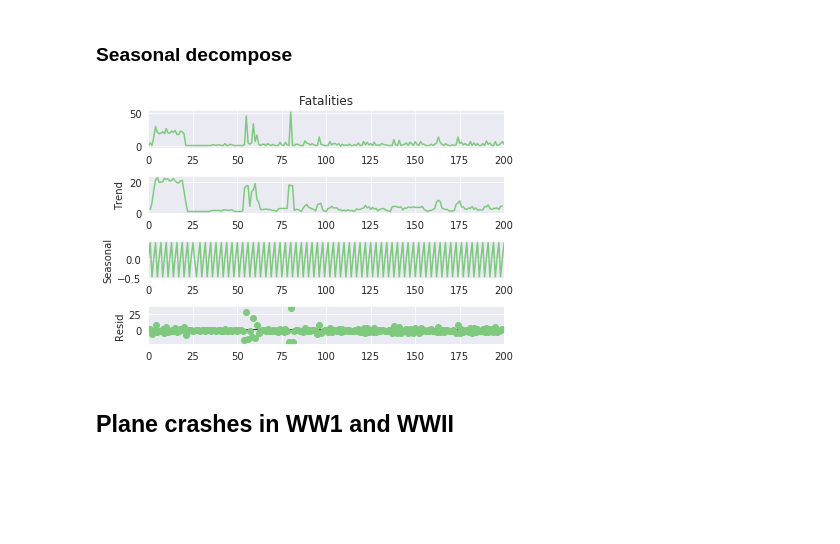
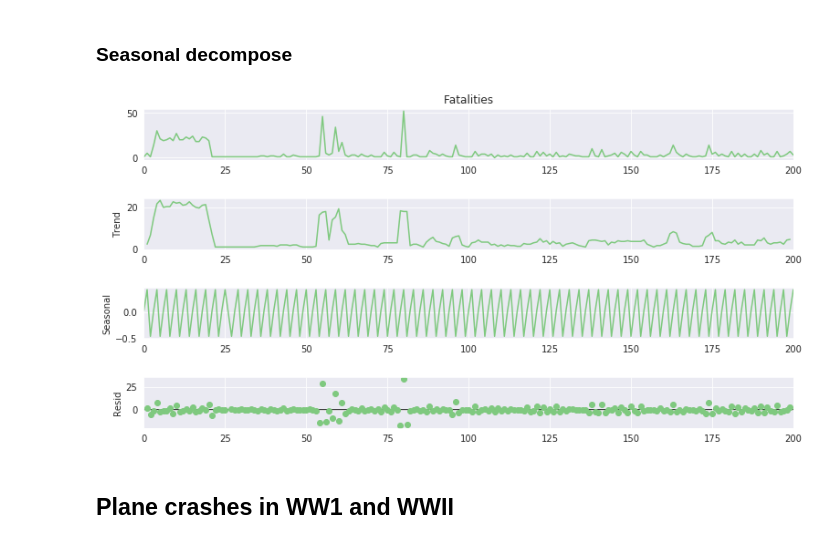
Before and after one commit to imsouza/airplane-crash, a Jupyter notebook: EDA - Airplane Crash.ipynb, the cells around one changed output. Drawn from its saved outputs; the diff is of its cells as text; code cells hidden in the pictures; blank space fills up the shorter version.

```diff
--- a/EDA - Airplane Crash.ipynb
+++ b/EDA - Airplane Crash.ipynb
@@ -73,7 +73,7 @@ data['Route'].fillna("Unknown", inplace=True)
 data['Type'].fillna("Unknown", inplace=True)
 data['Summary'].fillna("Unknown", inplace=True)
 # %%
-data['Date'] = pd.to_datetime(data['Date'])
+data['Date'] = pd.to_datetime(data['Date']).dt.date
 data['Date'] = pd.DatetimeIndex(data['Date'])
 date_index = data.set_index('Date')
 # %%
@@ -334,13 +334,14 @@ plot_data(data['Time'].head(1000), 'Autocorrelation plot of time with 1000 datap
 # %%
 seasonal_ = seasonal_decompose(data['Fatalities'].head(200), period=3)
 
 sns.set_palette('Accent')
 sns.set_style('darkgrid')
 
 ax = seasonal_.plot();
+ax.set_size_inches((12, 6))
 ax = ax
 # %% [output]
-[figure, old version]
+[figure, new version]
 # %% [markdown]
 ## Plane crashes in WW1 and WWII
 # %%
```
Also changed, not shown: parts of 2 cells of this notebook.
